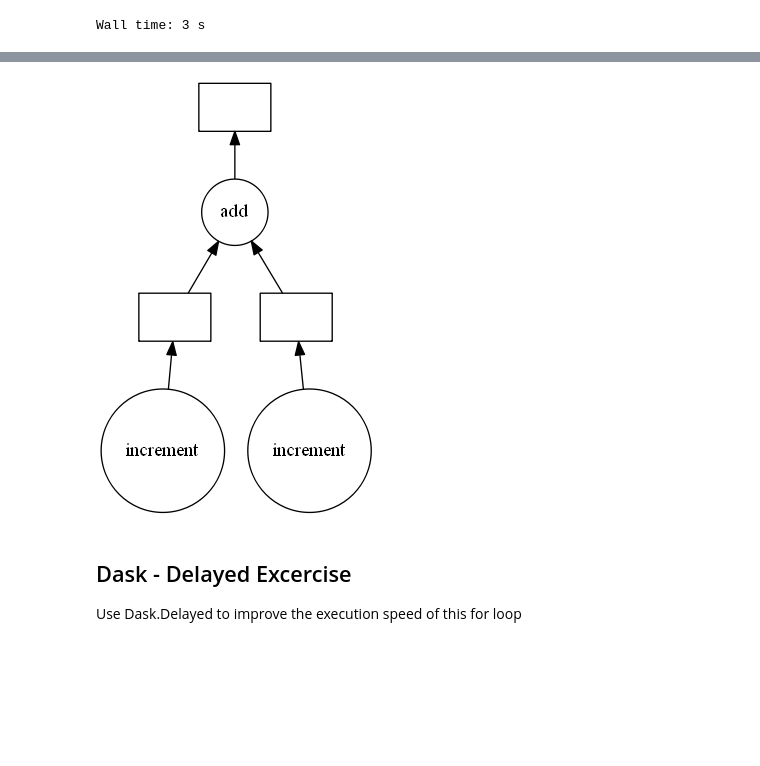
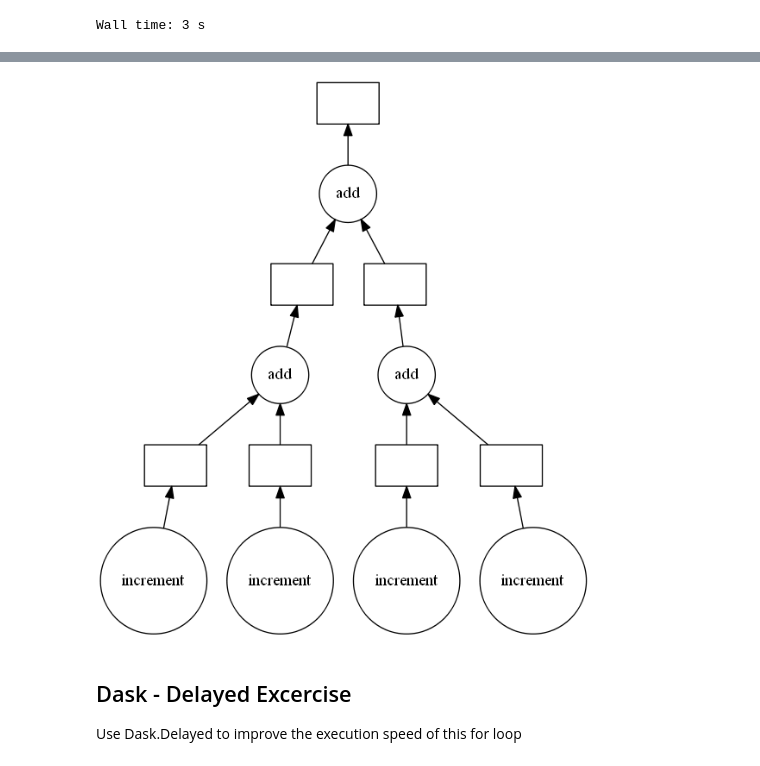
Before and after one commit to MatACENET/Dask-Tutorial, a Jupyter notebook: ACENET -- Dask.ipynb, the cells around one changed output, grey strips where cells are left out. Cells and saved outputs as stored; diff of their text form; code cells hidden in the pictures; blank space fills up the shorter version.

```diff
--- a/ACENET -- Dask.ipynb
+++ b/ACENET -- Dask.ipynb
@@ -224,4 +224,8 @@ Wall time: 3 s
 x = delayed(increment)(1)
 y = delayed(increment)(2)
 z = delayed(add)(x, y)
+a = delayed(increment)(1)
+b = delayed(increment)(1)
+c = delayed(add)(a, b)
+q = delayed(add)(c, z)
 # %% [output]
@@ -237,7 +241,7 @@ Wall time: 2.14 s
 # %%
-z.visualize()
+q.visualize()
 # %% [output]
-[figure, old version]
+[figure, new version]
 # %% [markdown]
 ## Dask - Delayed Excercise
 
```
Also changed, not shown: parts of 10 cells of this notebook.
